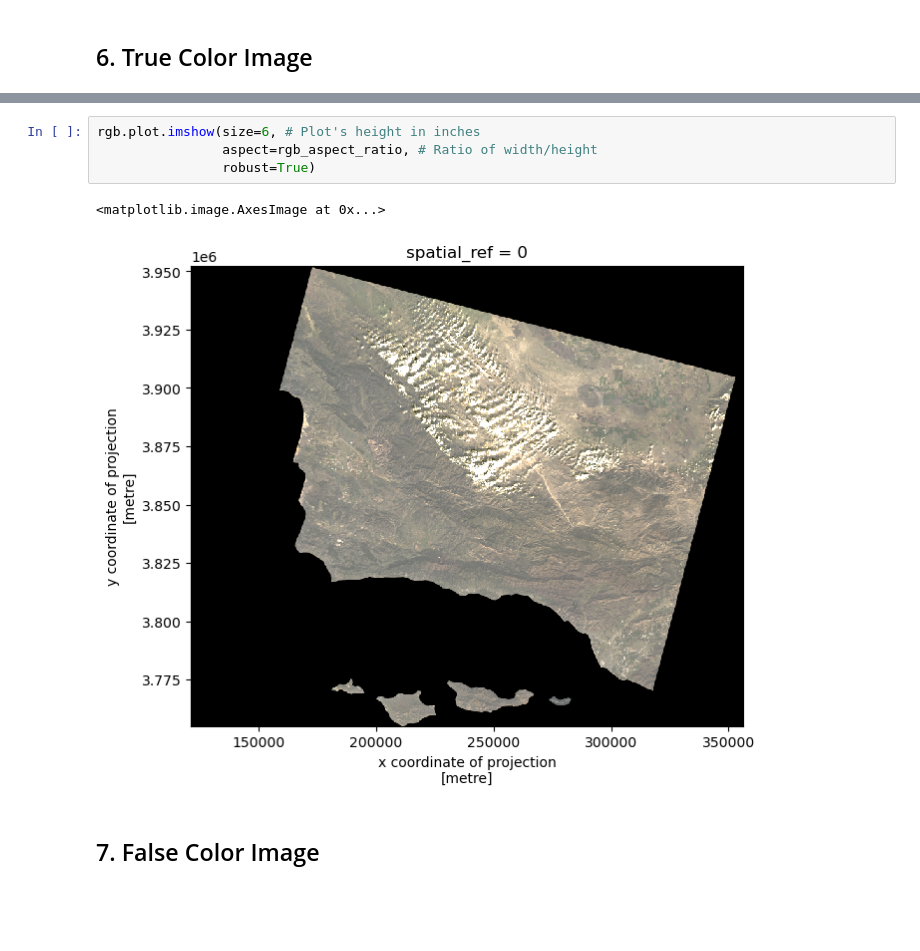
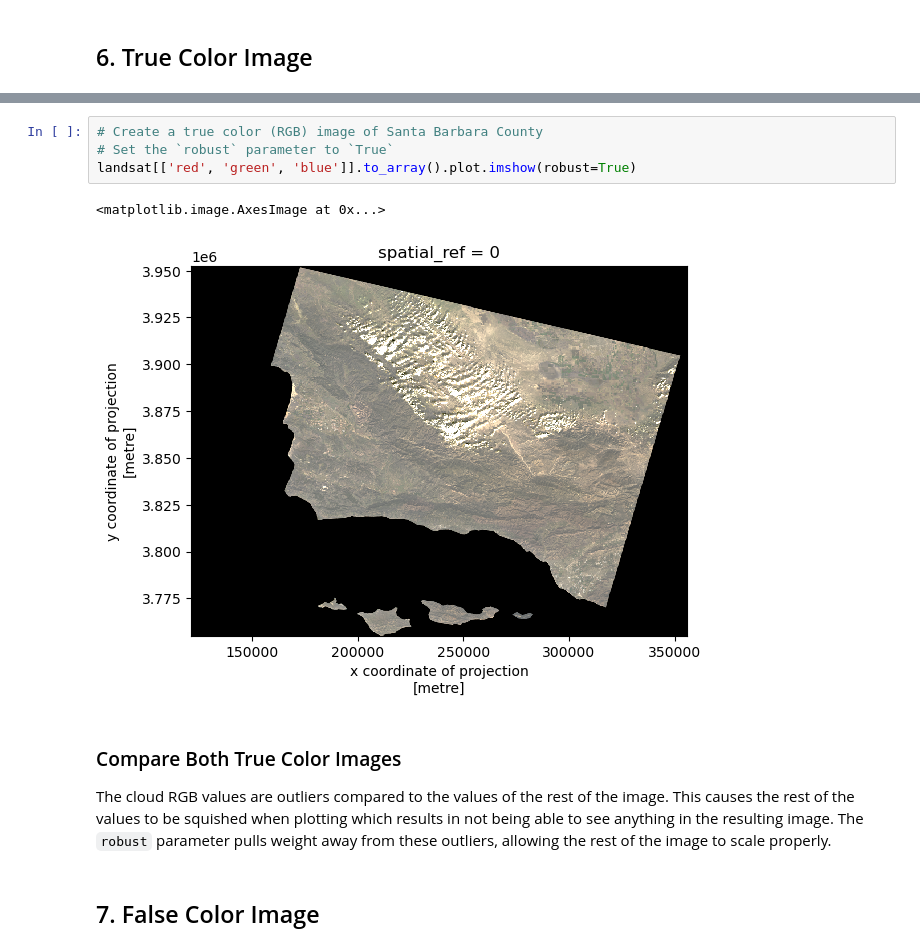
Before and after one commit to rfswick/eds220-hwk4, a Jupyter notebook: hwk4-task2-fire-scar-SWICK.ipynb, the cells around one changed output, grey strips where cells are left out. Cells and saved outputs as stored; diff of their text form; blank space fills up the shorter version.

```diff
--- a/hwk4-task2-fire-scar-SWICK.ipynb
+++ b/hwk4-task2-fire-scar-SWICK.ipynb
@@ -102,10 +124,14 @@ Clipping input data to the valid range for imshow with RGB data ([0..1] for floa
 # %%
-rgb.plot.imshow(size=6, # Plot's height in inches
-                aspect=rgb_aspect_ratio, # Ratio of width/height
-                robust=True)
+# Create a true color (RGB) image of Santa Barbara County
+# Set the `robust` parameter to `True`
+landsat[['red', 'green', 'blue']].to_array().plot.imshow(robust=True)
 # %% [output]
 <matplotlib.image.AxesImage at 0x...>
-[figure, old version]
+[figure, new version]
+# %% [markdown]
+### Compare Both True Color Images
+
+The cloud RGB values are outliers compared to the values of the rest of the image. This causes the rest of the values to be squished when plotting which results in not being able to see anything in the resulting image. The `robust` parameter pulls weight away from these outliers, allowing the rest of the image to scale properly.
 # %% [markdown]
 ## 7. False Color Image
 # %%
```
Also changed, not shown: parts of 10 cells of this notebook.
